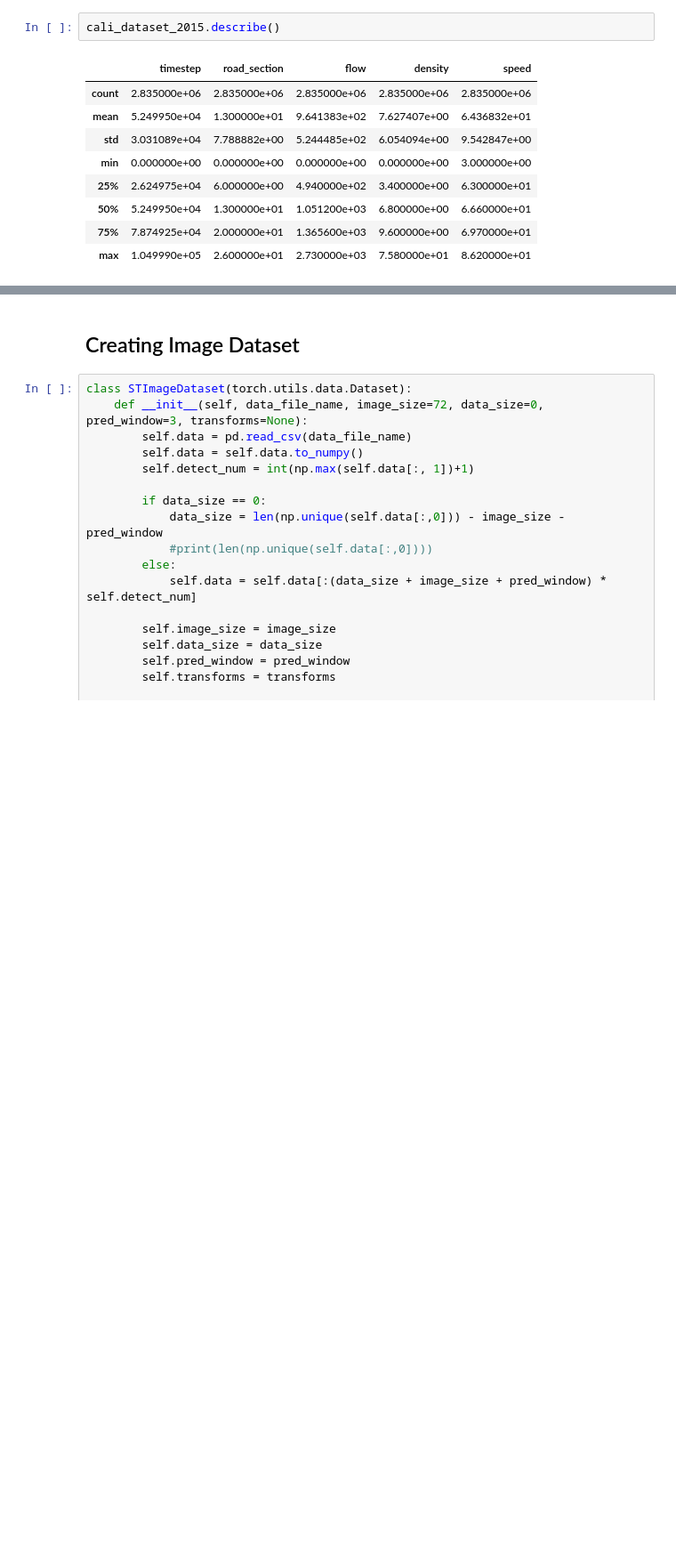
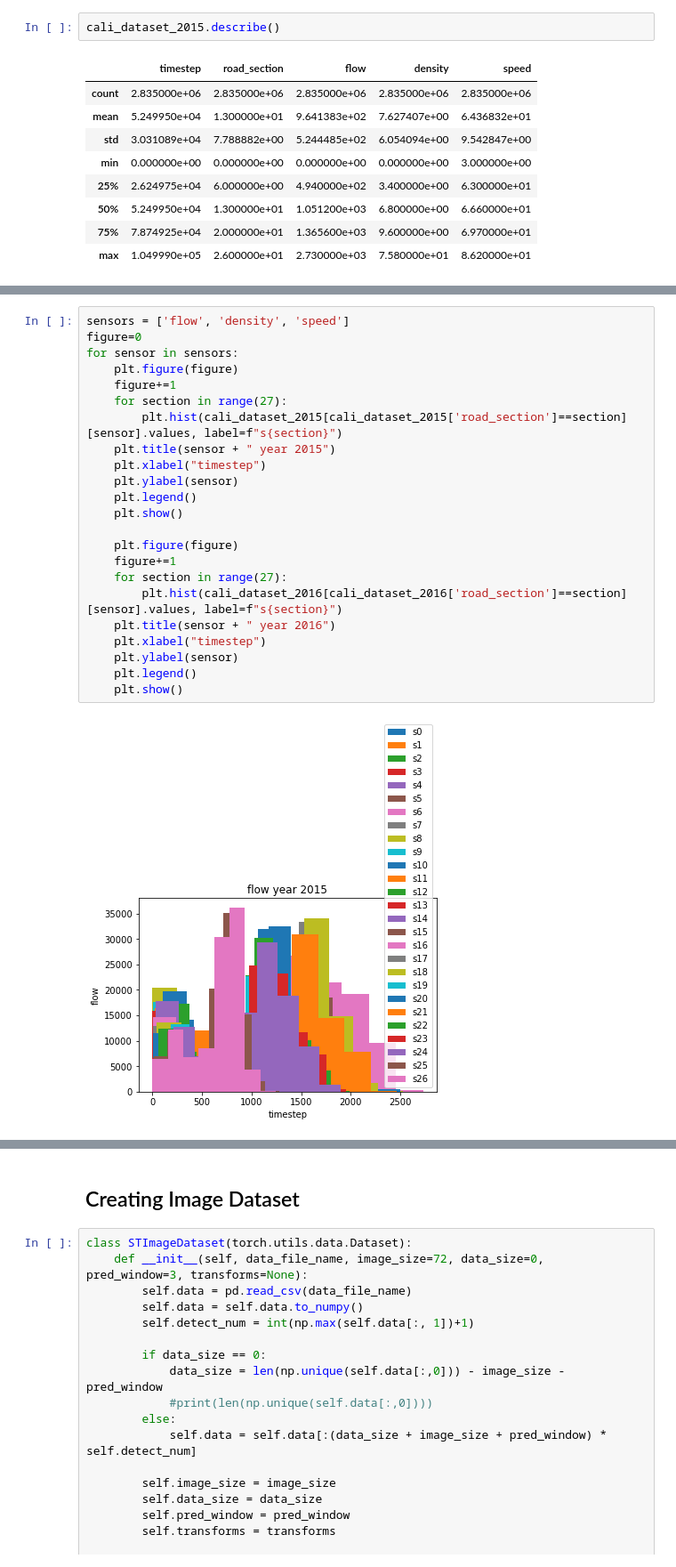
Before and after one commit to josegg05/CUTMaC-CloudApps, a Jupyter notebook: california_data_analisys.ipynb, the cells around one changed output, grey strips where cells are left out. Shown at 89% size. Drawn from its saved outputs; the diff is of its cells as text; blank space fills up the shorter version.

```diff
--- a/california_data_analisys.ipynb
+++ b/california_data_analisys.ipynb
@@ -32,0 +64,25 @@ cali_dataset_2015.describe()
+# %%
+sensors = ['flow', 'density', 'speed']
+figure=0
+for sensor in sensors:
+    plt.figure(figure)
+    figure+=1
+    for section in range(27):
+        plt.hist(cali_dataset_2015[cali_dataset_2015['road_section']==section][sensor].values, label=f"s{section}")
+    plt.title(sensor + " year 2015")
+    plt.xlabel("timestep")
+    plt.ylabel(sensor)
+    plt.legend()
+    plt.show()
+
+    plt.figure(figure)
+    figure+=1
+    for section in range(27):
+        plt.hist(cali_dataset_2016[cali_dataset_2016['road_section']==section][sensor].values, label=f"s{section}")
+    plt.title(sensor + " year 2016")
+    plt.xlabel("timestep")
+    plt.ylabel(sensor)
+    plt.legend()
+    plt.show()
+# %% [output]
+[figure, added]
```
Also changed, not shown: parts of 9 cells of this notebook, 2 other files.
